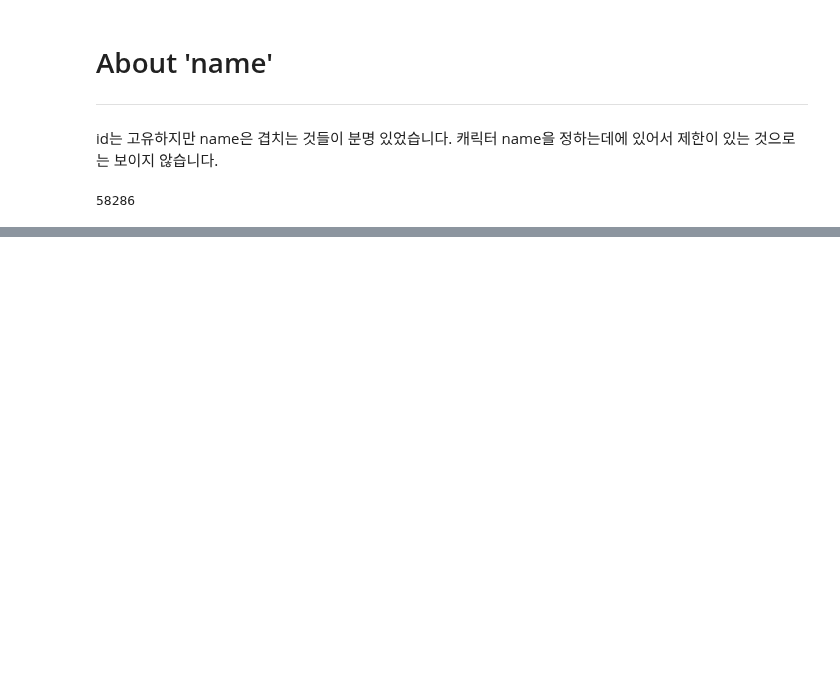
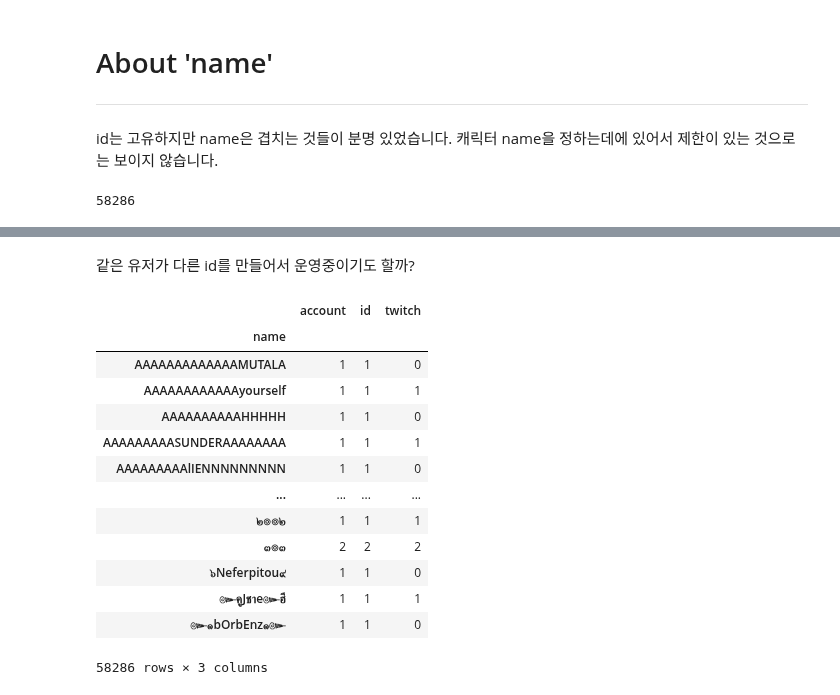
Before and after one commit to Angela-Park-JE/TIL_ver1, a Jupyter notebook: ToyPJT-POE_user/EDA_poe_stats_5_user.ipynb, the cells around one changed output, grey strips where cells are left out. Cells and saved outputs as stored; diff of their text form; code cells hidden in the pictures; blank space fills up the shorter version.

```diff
--- a/ToyPJT-POE_user/EDA_poe_stats_5_user.ipynb
+++ b/ToyPJT-POE_user/EDA_poe_stats_5_user.ipynb
@@ -72,0 +117,19 @@ df['name'].nunique()
+# %% [markdown]
+같은 유저가 다른 id를 만들어서 운영중이기도 할까?
+# %%
+df[['account','name', 'id', 'twitch']].groupby(by = 'name').count()
+# %% [output]
+|  | account | id | twitch |
+| name |  |  |  |
+| AAAAAAAAAAAAAMUTALA | 1 | 1 | 0 |
+| AAAAAAAAAAAAyourself | 1 | 1 | 1 |
+| AAAAAAAAAAHHHHH | 1 | 1 | 0 |
+| AAAAAAAAASUNDERAAAAAAAA | 1 | 1 | 1 |
+| AAAAAAAAAlIENNNNNNNNN | 1 | 1 | 0 |
+| ... | ... | ... | ... |
+| ๒๏๏๒ | 1 | 1 | 1 |
+| ๓๏๓ | 2 | 2 | 2 |
+| ๖Neferpitou๙ | 1 | 1 | 0 |
+| ๛คูJชาe๛ฮี | 1 | 1 | 1 |
+| ๛๑bOrbEnz๑๛ | 1 | 1 | 0 |
+58286 rows × 3 columns
```
Also changed, not shown: parts of 17 cells of this notebook.
